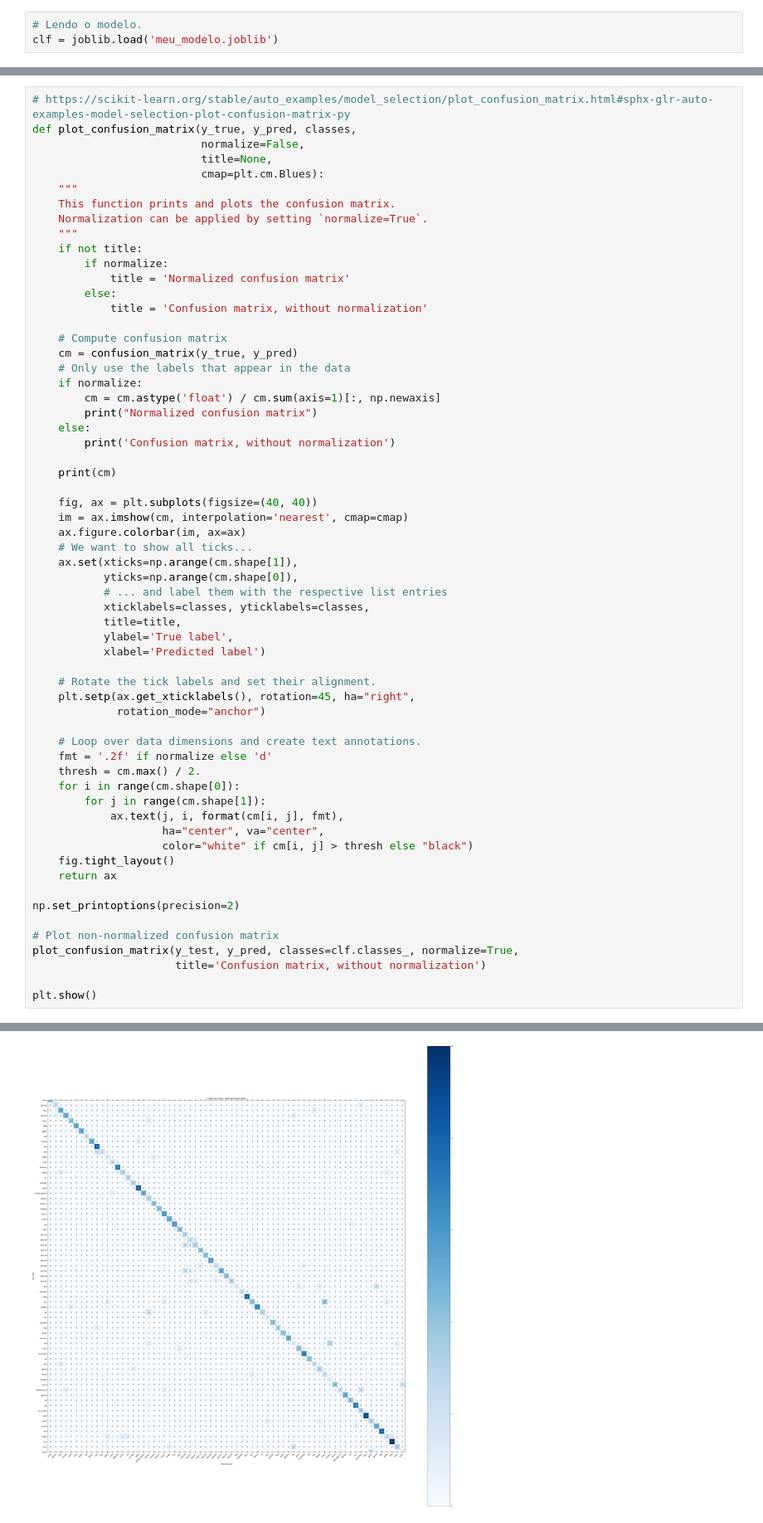
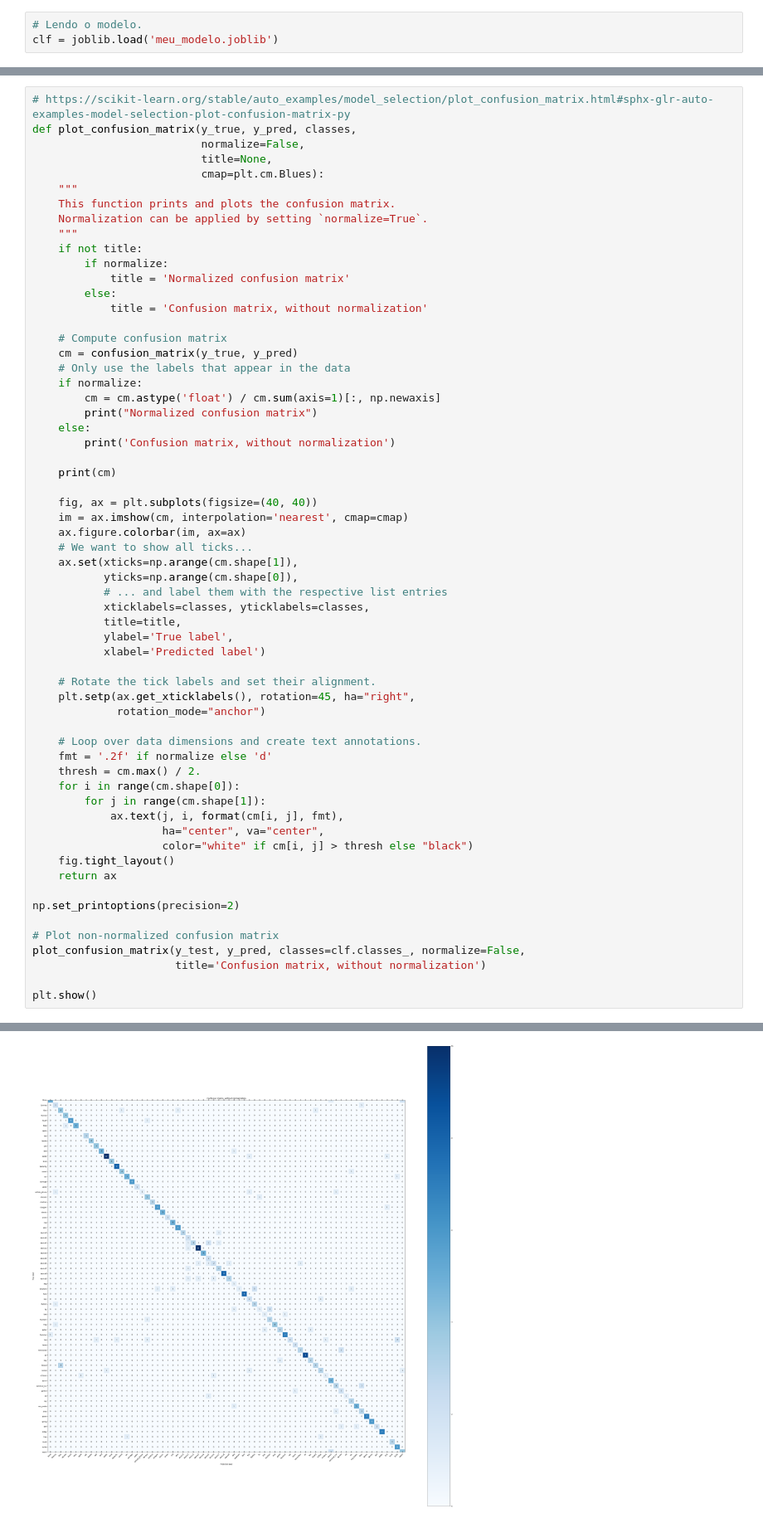
Before and after one commit to PauloTP/Visao_comp_2019, a Jupyter notebook: aula_16/aula_16.ipynb, the cells around one changed output, grey strips where cells are left out. Shown at 83% size. Saved outputs shown, nothing was run; the diff lists cells and outputs as text.

```diff
--- a/aula_16/aula_16.ipynb
+++ b/aula_16/aula_16.ipynb
@@ -175,7 +163,7 @@ def plot_confusion_matrix(y_true, y_pred, classes,
 np.set_printoptions(precision=2)
 
 # Plot non-normalized confusion matrix
-plot_confusion_matrix(y_test, y_pred, classes=clf.classes_, normalize=True,
+plot_confusion_matrix(y_test, y_pred, classes=clf.classes_, normalize=False,
                       title='Confusion matrix, without normalization')
 
 plt.show()
@@ -191 +179 @@ Confusion matrix, without normalization
-[figure, old version]
+[figure, new version]
```
Also changed, not shown: parts of 4 cells of this notebook, 56 other files.
